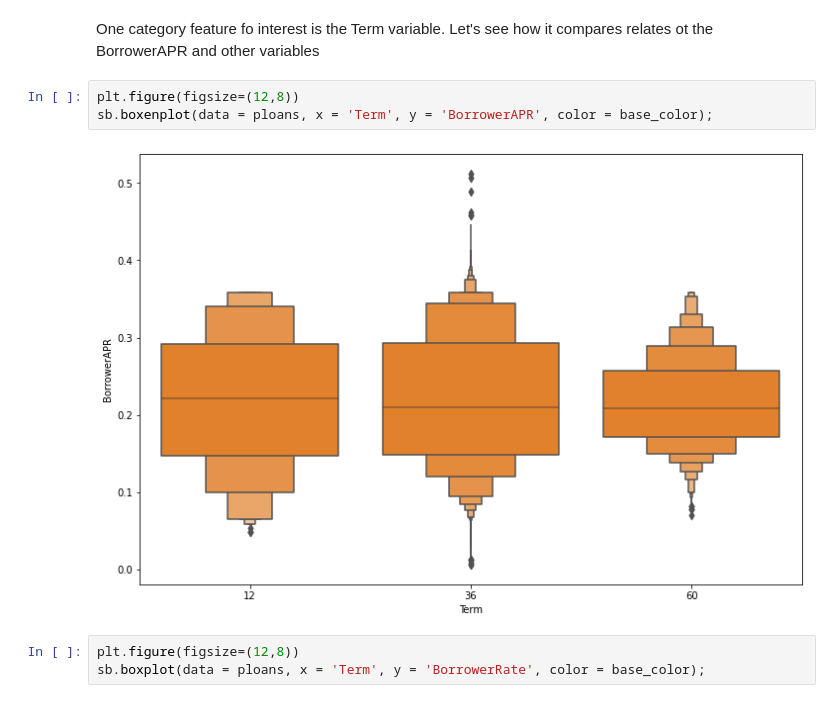
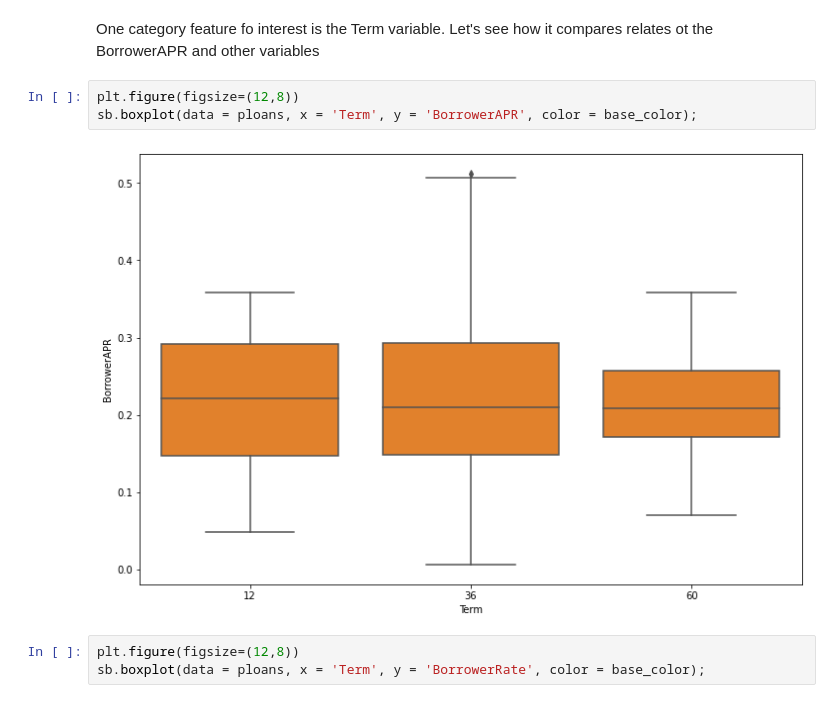
Before and after one commit to 3liud/loan-dataset-exploratoration, a Jupyter notebook: Notebooks/Part_I_exploration.ipynb, the cells around one changed output. Drawn from its saved outputs; the diff is of its cells as text.

```diff
--- a/Notebooks/Part_I_exploration_template.ipynb
+++ b/Notebooks/Part_I_exploration.ipynb
@@ -261,9 +261,9 @@ Some important observations here:
 One category feature fo interest is the Term variable. Let's see how it compares relates ot the BorrowerAPR and other variables
 # %%
 plt.figure(figsize=(12,8))
-sb.boxenplot(data = ploans, x = 'Term', y = 'BorrowerAPR', color = base_color);
+sb.boxplot(data = ploans, x = 'Term', y = 'BorrowerAPR', color = base_color);
 # %% [output]
-[figure, old version]
+[figure, new version]
 # %%
 plt.figure(figsize=(12,8))
 sb.boxplot(data = ploans, x = 'Term', y = 'BorrowerRate', color = base_color);
```
Also changed, not shown: parts of 1 cell of this notebook, 3 other files.
